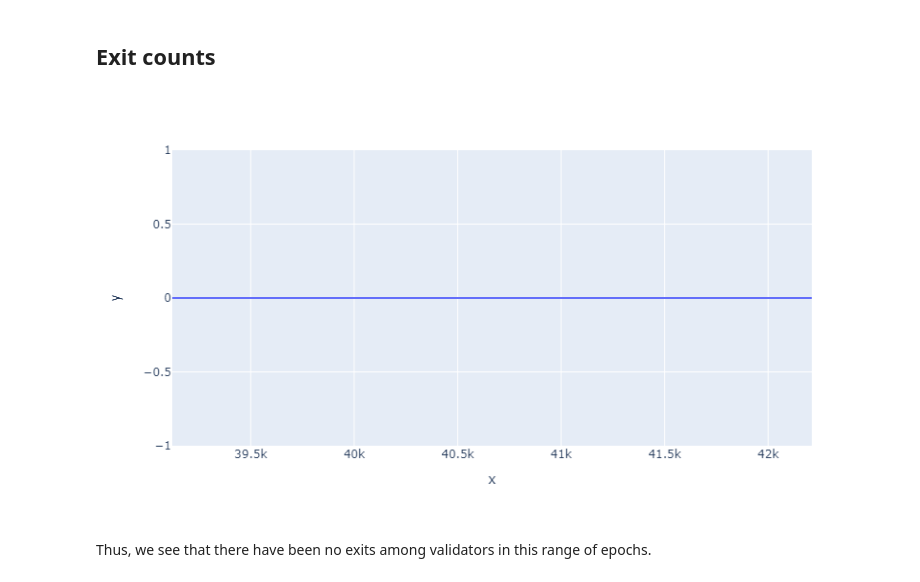
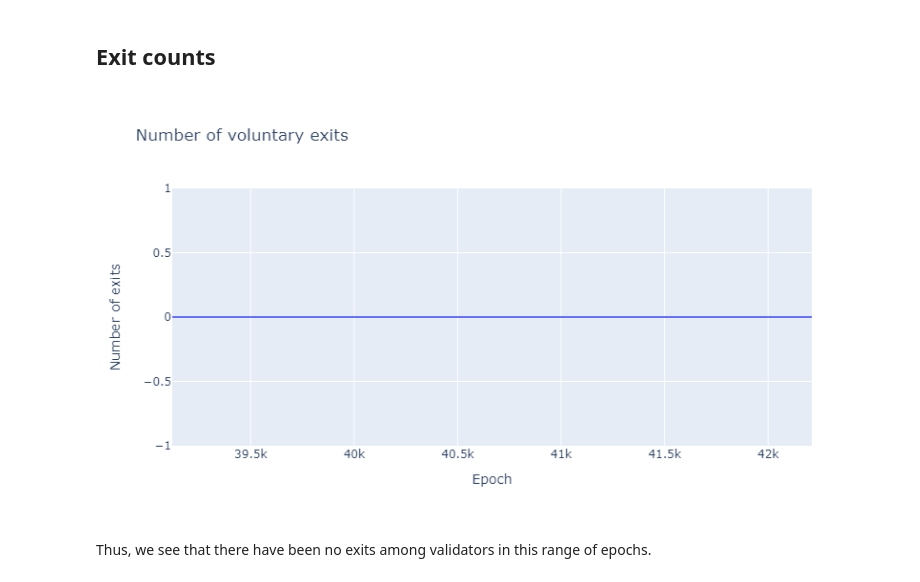
Before and after one commit to SHSR2001/beacondigest, a Jupyter notebook: notebooks/2021/06/07/oceanic.ipynb, the cells around one changed output. Saved outputs shown, nothing was run; the diff lists cells and outputs as text; code cells hidden in the pictures.

```diff
--- a/notebooks/2021/06/07/oceanic.ipynb
+++ b/notebooks/2021/06/07/oceanic.ipynb
@@ -328,9 +357,9 @@ The lowest participation rate for this range of epochs was around 94% and was re
 # %% [markdown]
 ## Exit counts
 # %%
-px.line(x=df5['epoch'], y=df5['exit_count'])
+px.line(x=df5['epoch'], y=df5['exit_count'], labels = {"x": "Epoch", "y": "Number of exits"}, title = "Number of voluntary exits")
 # %% [output]
-[figure, old version]
+[figure, new version]
 # %% [markdown]
 Thus, we see that there have been no exits among validators in this range of epochs.
 # %% [markdown]
```
Also changed, not shown: parts of 10 cells of this notebook, 1 other file.
